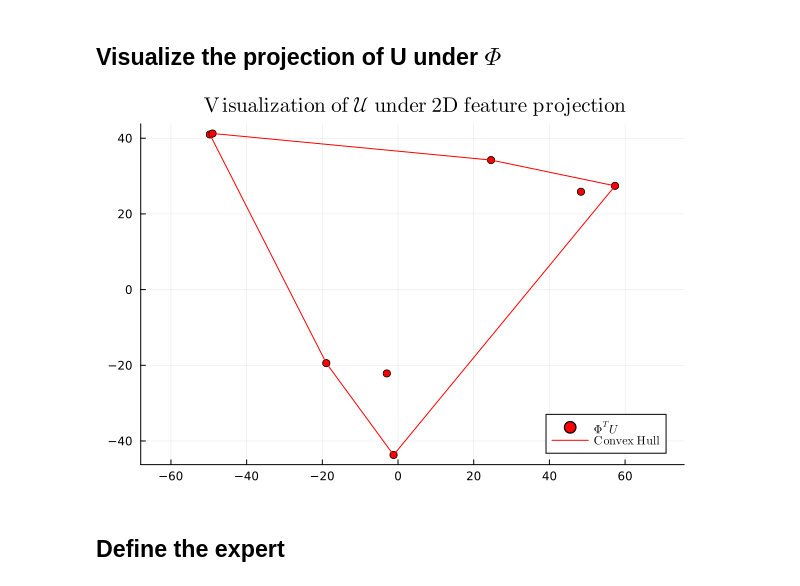
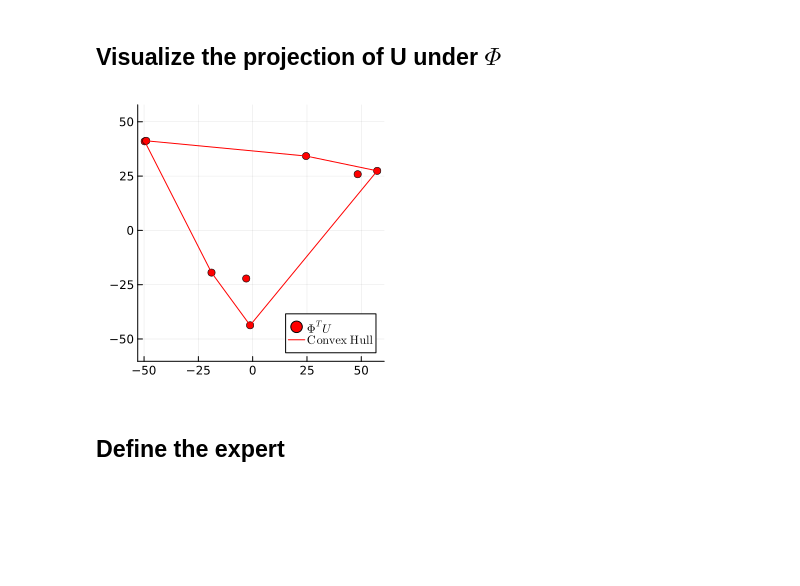
Before and after one commit to GersiD/ChebyshevROIL, a Jupyter notebook: notebooks/visual.ipynb, the cells around one changed output. Cells and saved outputs as stored; diff of their text form; code cells hidden in the pictures; blank space fills up the shorter version.

Commit message:
new julia plots

```diff
--- a/notebooks/visual.ipynb
+++ b/notebooks/visual.ipynb
@@ -11,4 +11,6 @@ using LazySets
 import HiGHS
 # Look into Revise.jl
 include("visual_helpers.jl")
+WIDTH = 300
+HEIGHT = 300
 # %% [output]
@@ -116,13 +117,13 @@ norm(Φ, 2) = 1.414213562373095
 # %%
 proj = Φ' * UM
 
-plot_of_U = plot(aspectratio=1, background_color=:white, foreground_color=:black, grid_color=:blue, legend=:bottomright) # Light mode plot 😡
+plot_of_U = plot(aspectratio=1, background_color=:white, foreground_color=:black, grid_color=:blue, legend=:bottomright, size=(WIDTH,HEIGHT)) # Light mode plot 😡
 draw_convex_hull(proj, plot_of_U, "red", L"Φ^TU")
-plot!(plot_of_U, 1,1,color=:red, label=L"\mathrm{Convex\ Hull}", title=L"\mathrm{\ Visualization\ of\ } \mathcal{U} \mathrm{\ under\ 2D\ feature\ projection}")
-savefig(plot_of_U, "./plots/visual_U.pdf")
+plot!(plot_of_U, 1,1,color=:red, label=L"\mathrm{Convex\ Hull}")
+savefig(plot_of_U, "./plots/visual_U.pdf", )
 plot_of_U
 # %% [output]
-[figure, old version]
+[figure, new version]
 # %% [markdown]
 ## Define the expert
 # %%
```
Also changed, not shown: parts of 7 cells of this notebook, 5 other files.
